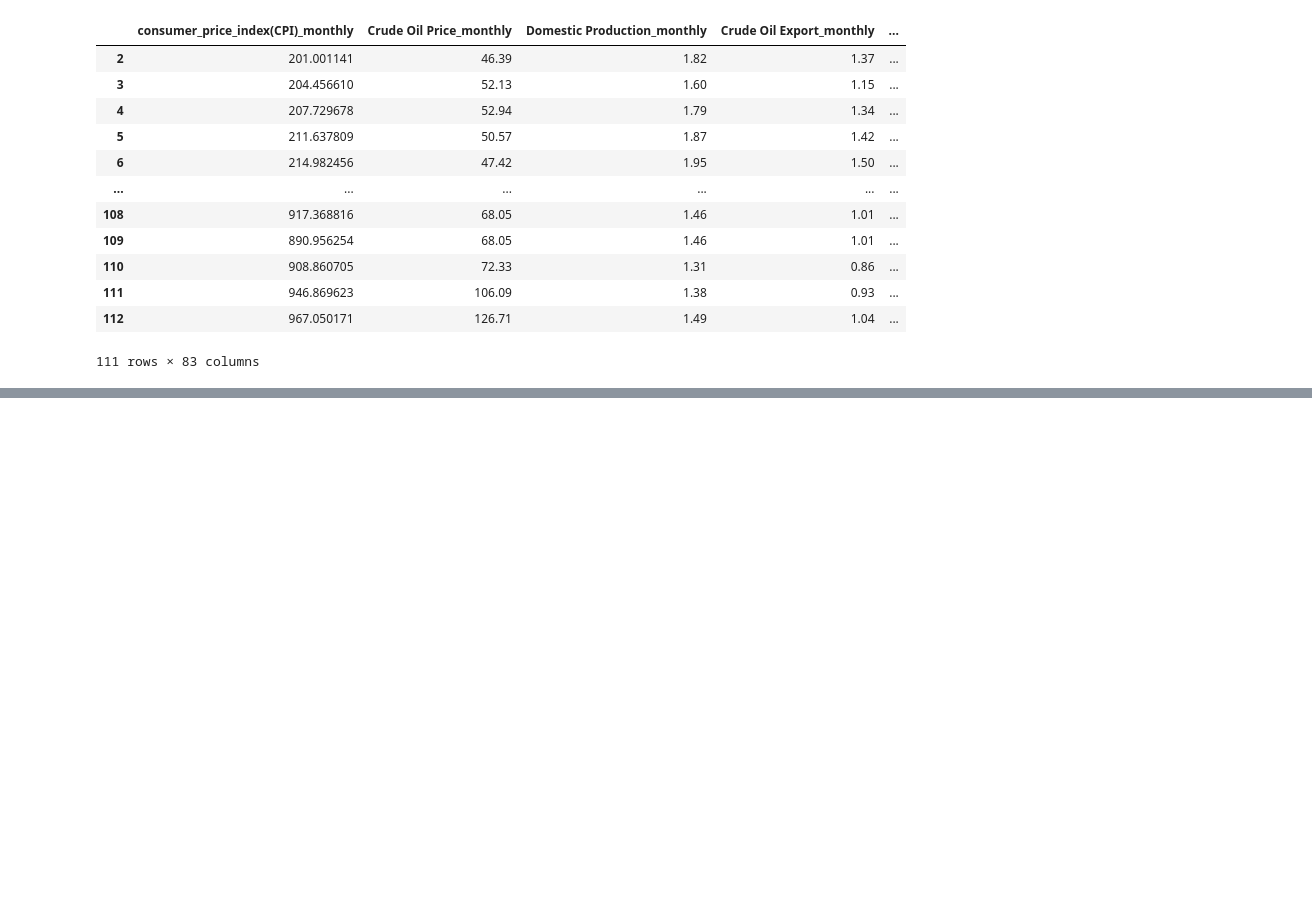
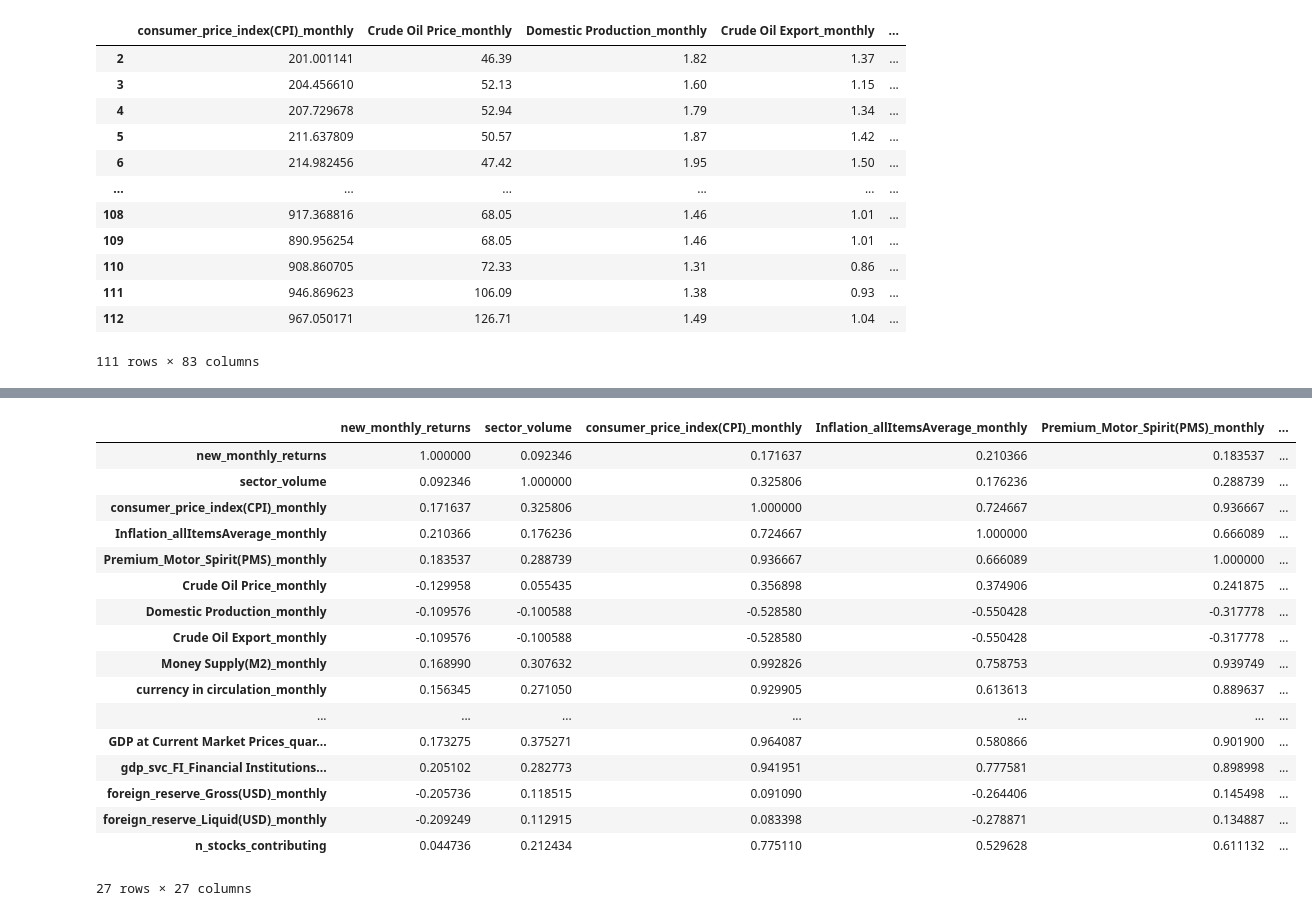
Before and after one commit to Udeani4/SectorLevel_StockPerformance_Predictoion, a Jupyter notebook: stock_sector_training(monthly_data).ipynb, the cells around one changed output, grey strips where cells are left out. Saved outputs shown, nothing was run; the diff lists cells and outputs as text; code cells hidden in the pictures; blank space fills up the shorter version.

```diff
--- a/stock_sector_training(monthly_data).ipynb
+++ b/stock_sector_training(monthly_data).ipynb
@@ -372,0 +395,6 @@ fin_sector_merged_clean
+# %%
+fin_sector_merged_clean1=fin_sector_merged_clean.dropna()
+# %%
+fin_sector_merged_clean1=fin_sector_merged_clean1.drop('FR_Date',axis=1)
+# %%
+fin_sector_merged_clean1.rename(columns={'A. GDP_AGRICULTURE(agric)_quarterly':'GDP_AGRICULTURE(agric)_quarterly', ' gdp_ind_mfg_Oil Refining_quarterly':'gdp_ind_mfg_Oil Refining_quarterly'}, inplace=True)
@@ -372,0 +472,23 @@ fin_sector_merged_clean
+# %%
+fin_data_tr=fin_sector_merged_clean1[X_y_finance_features]
+# %%
+fin_data_tr.corr()
+# %% [output]
+|  | new_monthly_returns | sector_volume | consumer_price_index(CPI)_monthly | Inflation_allItemsAverage_monthly | Premium_Motor_Spirit(PMS)_monthly | ... |
+| new_monthly_returns | 1.000000 | 0.092346 | 0.171637 | 0.210366 | 0.183537 | ... |
+| sector_volume | 0.092346 | 1.000000 | 0.325806 | 0.176236 | 0.288739 | ... |
+| consumer_price_index(CPI)_monthly | 0.171637 | 0.325806 | 1.000000 | 0.724667 | 0.936667 | ... |
+| Inflation_allItemsAverage_monthly | 0.210366 | 0.176236 | 0.724667 | 1.000000 | 0.666089 | ... |
+| Premium_Motor_Spirit(PMS)_monthly | 0.183537 | 0.288739 | 0.936667 | 0.666089 | 1.000000 | ... |
+| Crude Oil Price_monthly | -0.129958 | 0.055435 | 0.356898 | 0.374906 | 0.241875 | ... |
+| Domestic Production_monthly | -0.109576 | -0.100588 | -0.528580 | -0.550428 | -0.317778 | ... |
+| Crude Oil Export_monthly | -0.109576 | -0.100588 | -0.528580 | -0.550428 | -0.317778 | ... |
+| Money Supply(M2)_monthly | 0.168990 | 0.307632 | 0.992826 | 0.758753 | 0.939749 | ... |
+| currency in circulation_monthly | 0.156345 | 0.271050 | 0.929905 | 0.613613 | 0.889637 | ... |
+| ... | ... | ... | ... | ... | ... | ... |
+| GDP at Current Market Prices_quar... | 0.173275 | 0.375271 | 0.964087 | 0.580866 | 0.901900 | ... |
+| gdp_svc_FI_Financial Institutions... | 0.205102 | 0.282773 | 0.941951 | 0.777581 | 0.898998 | ... |
+| foreign_reserve_Gross(USD)_monthly | -0.205736 | 0.118515 | 0.091090 | -0.264406 | 0.145498 | ... |
+| foreign_reserve_Liquid(USD)_monthly | -0.209249 | 0.112915 | 0.083398 | -0.278871 | 0.134887 | ... |
+| n_stocks_contributing | 0.044736 | 0.212434 | 0.775110 | 0.529628 | 0.611132 | ... |
+27 rows × 27 columns
```
Also changed, not shown: parts of 17 cells of this notebook.
